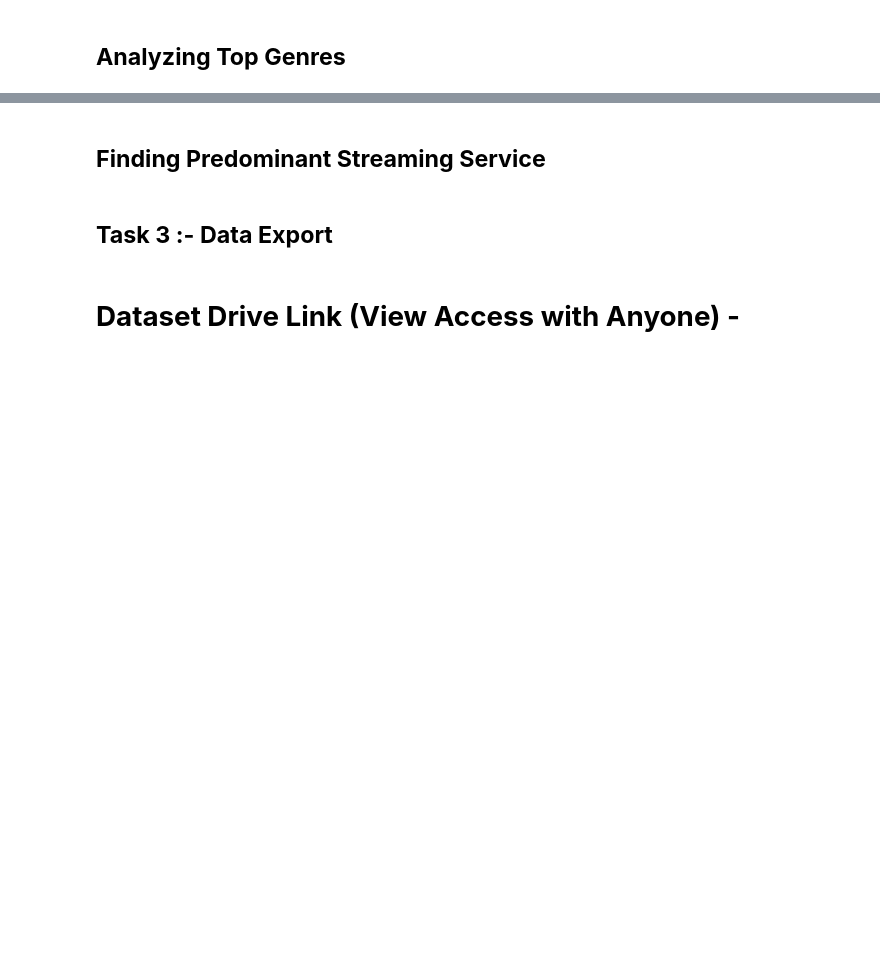
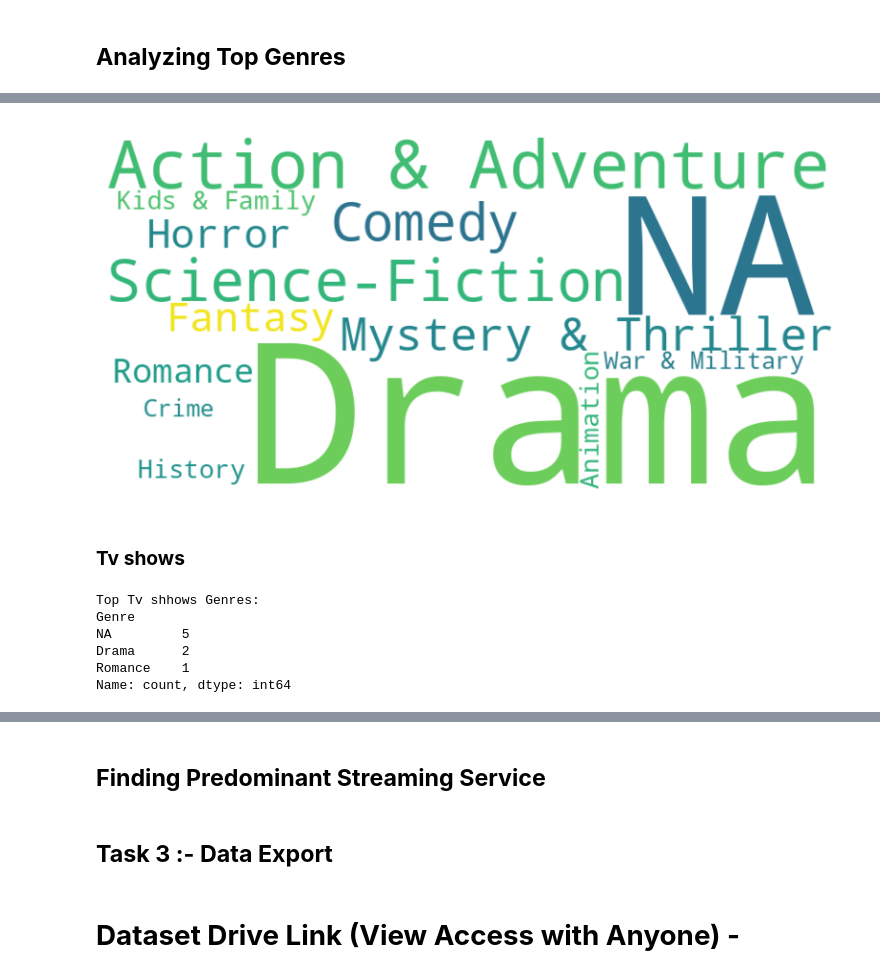
Before and after one commit to Nischay-verma/Just_watch_scrapping, a Jupyter notebook: Numerical_Programming_in_Python_Web_Scraping.ipynb, the cells around one changed output, grey strips where cells are left out. Cells and saved outputs as stored; diff of their text form; code cells hidden in the pictures; blank space fills up the shorter version.

```diff
--- a/Numerical_Programming_in_Python_Web_Scraping.ipynb
+++ b/Numerical_Programming_in_Python_Web_Scraping.ipynb
@@ -632,0 +1177,6 @@ print(soup.prettify())
+# %%
+# Write Your Code here
+# Top Movies Genres
+top_movies_genres = filtered_df_movies['Genre'].explode().value_counts()
+print("Top Movies Genres:")
+print(top_movies_genres)
@@ -632,0 +1201,38 @@ print(soup.prettify())
+# %%
+# visualize movie_genre using wordcloud
+
+import matplotlib.pyplot as plt
+from wordcloud import WordCloud
+
+# Create a dictionary of words and their frequencies
+word_counts = {}
+for genre, count in top_movies_genres.items(): # Iterate over items to get both genre and count
+  word_counts[str(genre)] = count  # Convert genre to string
+
+# Create a wordcloud object
+wordcloud = WordCloud(width=800, height=400, background_color="white")
+
+# Generate the wordcloud
+wordcloud.generate_from_frequencies(word_counts)
+
+# Display the wordcloud
+plt.figure(figsize=(10, 5))
+plt.imshow(wordcloud, interpolation="bilinear")
+plt.axis("off")
+plt.show()
+# %% [output]
+[figure, added]
+# %% [markdown]
+###  **Tv shows**
+# %%
+# Top Movies Genres
+top_tv_shows_genres = filtered_df_tv_shows['Genre'].explode().value_counts()
+print("Top Tv shhows Genres:")
+print(top_tv_shows_genres)
+# %% [output]
+Top Tv shhows Genres:
+Genre
+NA         5
+Drama      2
+Romance    1
+Name: count, dtype: int64
```
Also changed, not shown: parts of 59 cells of this notebook.
